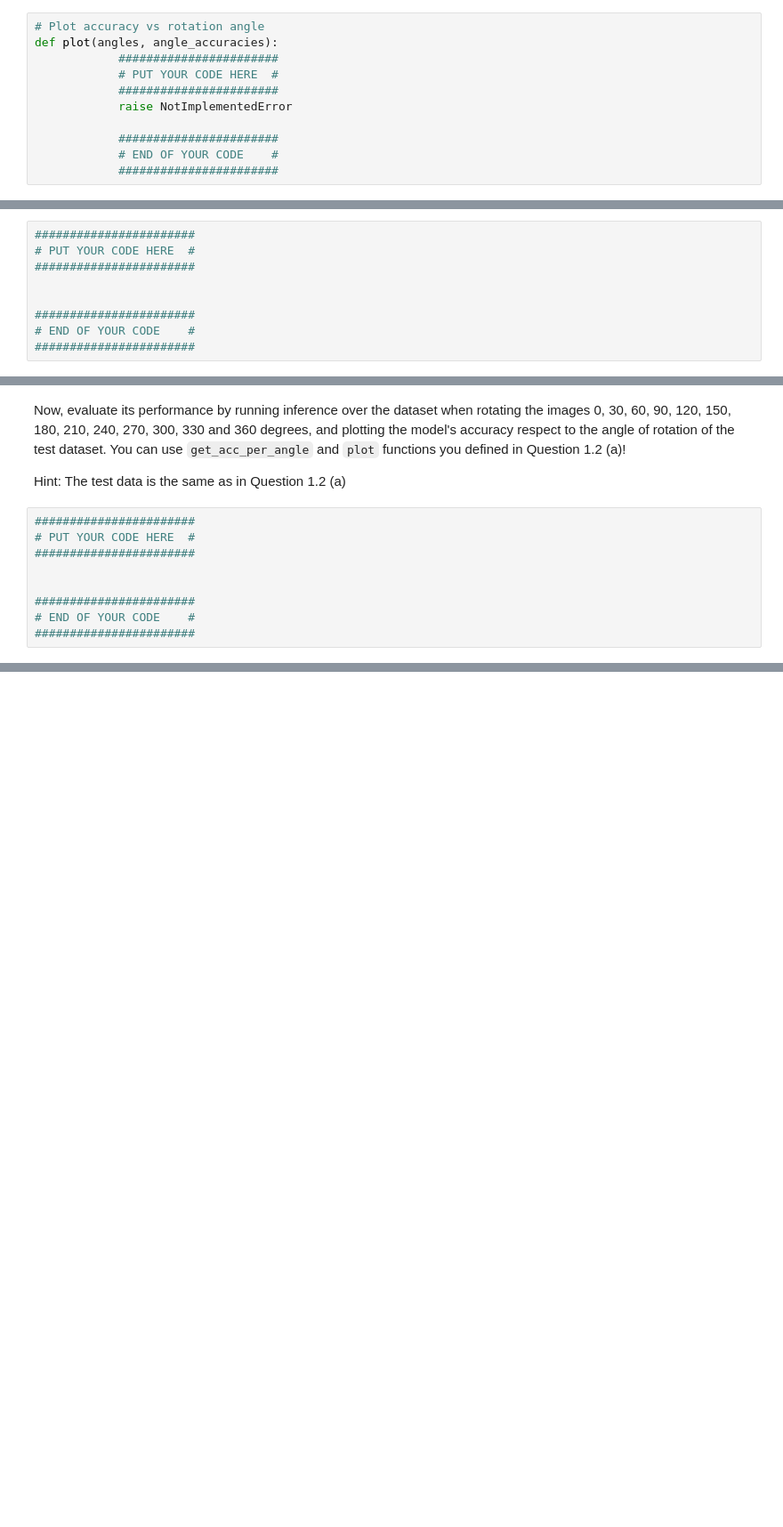
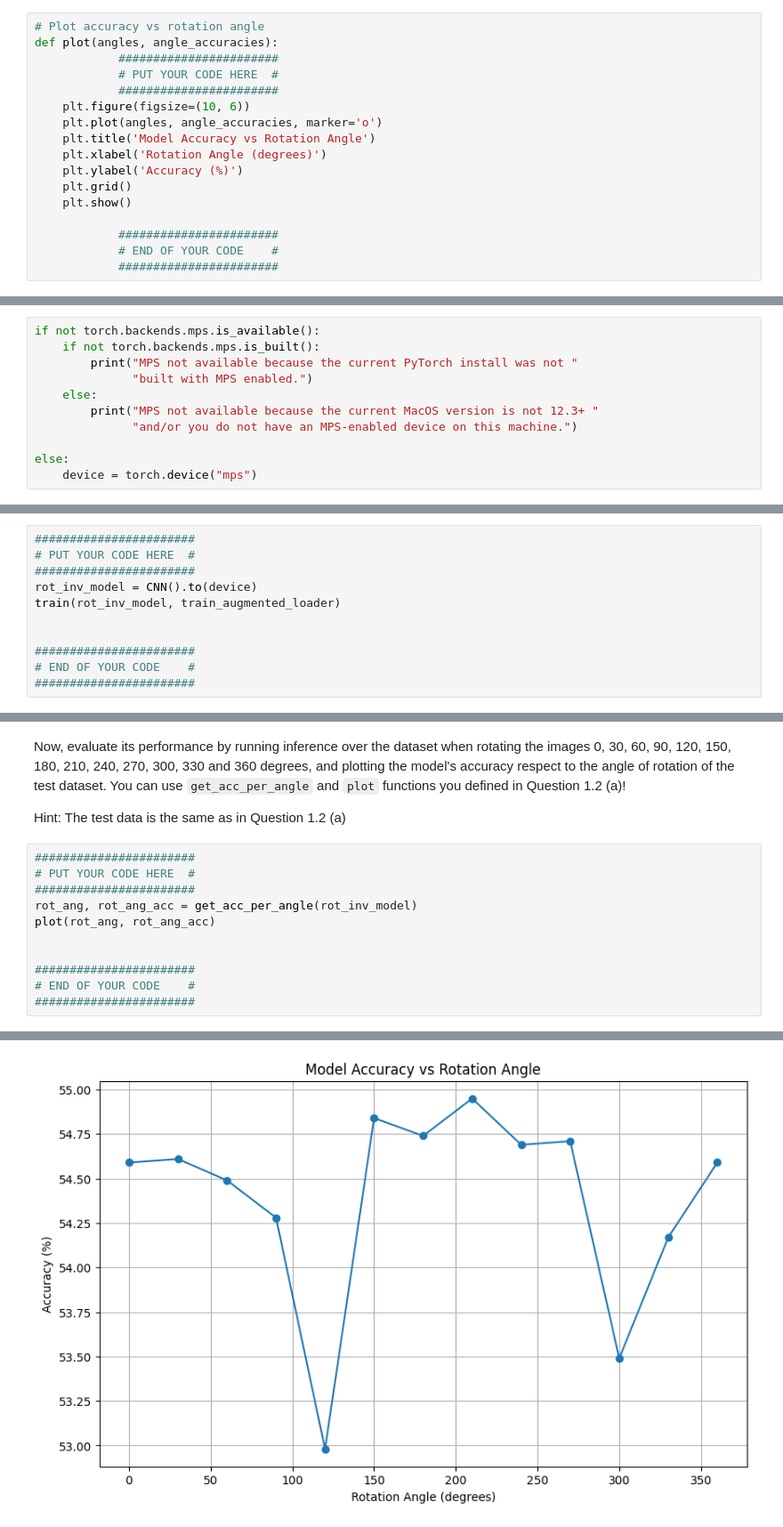
Before and after one commit to juliaBelloni/DL-Labs, a Jupyter notebook: assignment2/part1/exercise1.2.ipynb, the cells around one changed output, grey strips where cells are left out. Shown at 89% size. Cells and saved outputs as stored; diff of their text form; blank space fills up the shorter version.

```diff
--- a/assignment2/part1/exercise1.2.ipynb
+++ b/assignment2/part1/exercise1.2.ipynb
@@ -145,7 +191,13 @@ def plot(angles, angle_accuracies):
             #######################
             # PUT YOUR CODE HERE  #
             #######################
-            raise NotImplementedError
+    plt.figure(figsize=(10, 6))
+    plt.plot(angles, angle_accuracies, marker='o')
+    plt.title('Model Accuracy vs Rotation Angle')
+    plt.xlabel('Rotation Angle (degrees)')
+    plt.ylabel('Accuracy (%)')
+    plt.grid()
+    plt.show()
 
             #######################
             # END OF YOUR CODE    #
@@ -158,6 +212,17 @@ plot(angles,angle_accuracies)
 As said in the pdf, now we will first train a model with the same architecture as the previous one (this is, you can use the same to initialize the model as before), changing the train dataset so that it contains _random rotations_ of angles of up to 360 degrees. For this, create a new `train_augmentation_transform` to create the train augmented dataset.
 
 Hint: Check how we used transformations in Question 1.2 (a)
+# %%
+if not torch.backends.mps.is_available():
+    if not torch.backends.mps.is_built():
+        print("MPS not available because the current PyTorch install was not "
+              "built with MPS enabled.")
+    else:
+        print("MPS not available because the current MacOS version is not 12.3+ "
+              "and/or you do not have an MPS-enabled device on this machine.")
+
+else:
+    device = torch.device("mps")
 # %%
 # Create the new train data and loader and visualize it
 
@@ -182,6 +253,8 @@ Note: Again, you shouldn't need Snellius to run it
 #######################
 # PUT YOUR CODE HERE  #
 #######################
+rot_inv_model = CNN().to(device)
+train(rot_inv_model, train_augmented_loader)
 
 
 #######################
@@ -195,8 +279,11 @@ Hint: The test data is the same as in Question 1.2 (a)
 #######################
 # PUT YOUR CODE HERE  #
 #######################
+rot_ang, rot_ang_acc = get_acc_per_angle(rot_inv_model)
+plot(rot_ang, rot_ang_acc)
 
 
 #######################
 # END OF YOUR CODE    #
 #######################
+# %% [output]
@@ -202,0 +303 @@ Hint: The test data is the same as in Question 1.2 (a)
+[figure, added]
```
Also changed, not shown: parts of 11 cells of this notebook, 1 other file.
